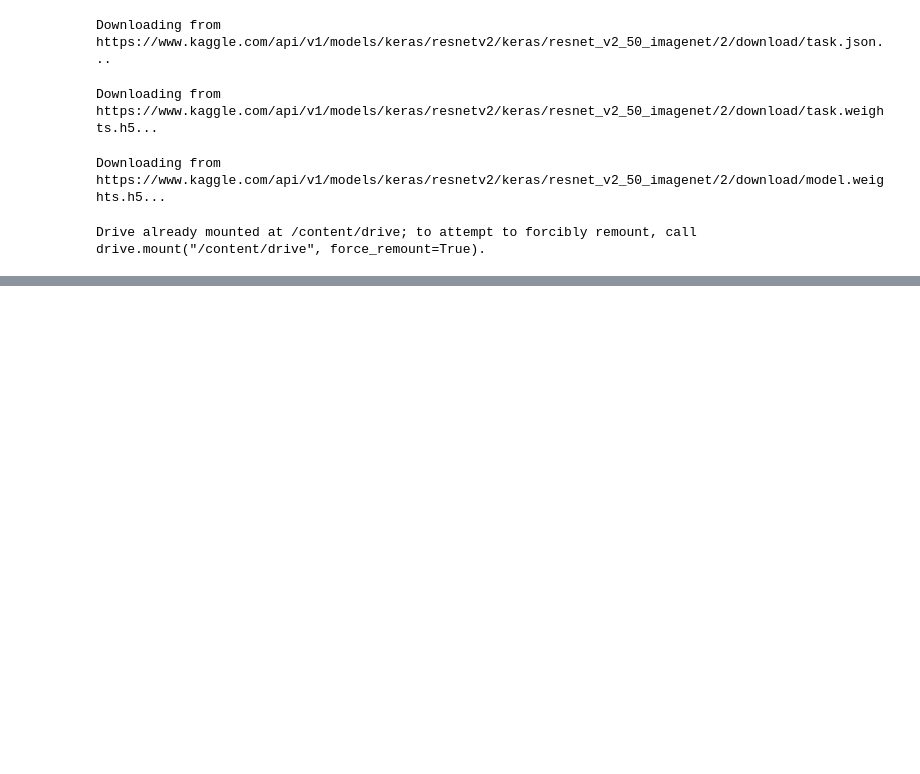
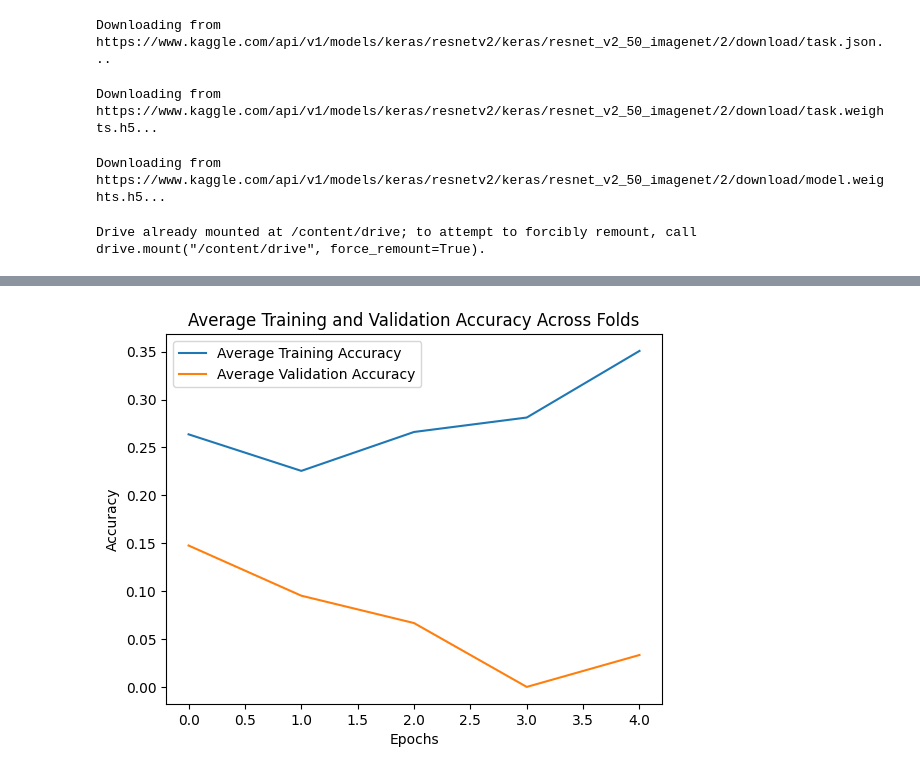
Before and after one commit to arminak6/Control-Quality, a Jupyter notebook: Code/Model/main.ipynb, the cells around one changed output, grey strips where cells are left out. Saved outputs shown, nothing was run; the diff lists cells and outputs as text; code cells hidden in the pictures; blank space fills up the shorter version.

```diff
--- a/Code/Model/main.ipynb
+++ b/Code/Model/main.ipynb
@@ -64,0 +107,3 @@ Drive already mounted at /content/drive; to attempt to forcibly remount, call dr
+# %%
+train_accuracy_history = []
+val_accuracy_history = []
@@ -64,0 +183,20 @@ Drive already mounted at /content/drive; to attempt to forcibly remount, call dr
+# %%
+# Convert lists to arrays for easier averaging
+train_accuracy_history = np.array(train_accuracy_history)
+val_accuracy_history = np.array(val_accuracy_history)
+
+# Calculate mean accuracy across folds for each epoch
+mean_train_accuracy = np.mean(train_accuracy_history, axis=0)
+mean_val_accuracy = np.mean(val_accuracy_history, axis=0)
+
+# Plot average training and validation accuracy
+plt.figure()
+plt.plot(mean_train_accuracy, label='Average Training Accuracy')
+plt.plot(mean_val_accuracy, label='Average Validation Accuracy')
+plt.title('Average Training and Validation Accuracy Across Folds')
+plt.xlabel('Epochs')
+plt.ylabel('Accuracy')
+plt.legend()
+plt.show()
+# %% [output]
+[figure, added]
```
Also changed, not shown: parts of 19 cells of this notebook.
